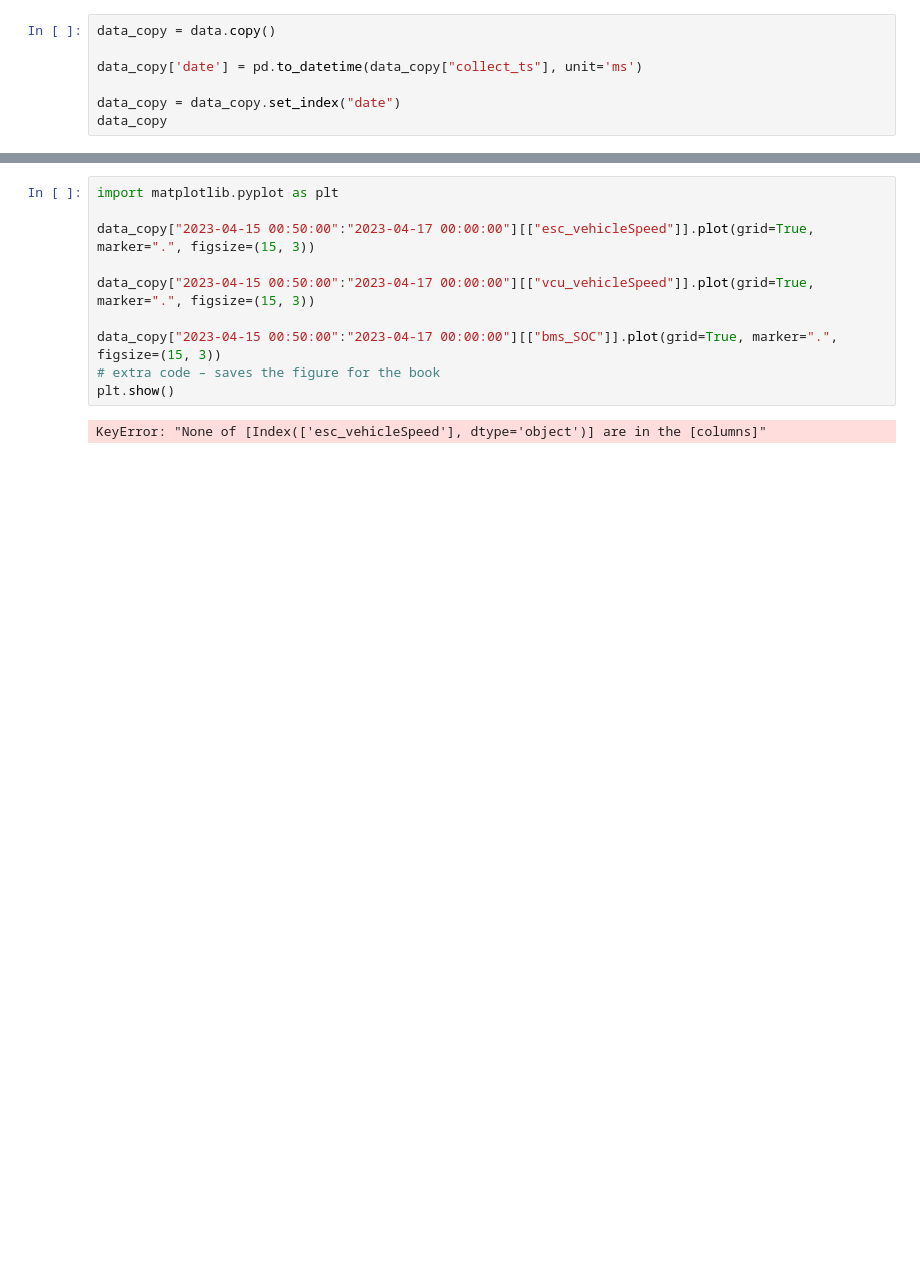
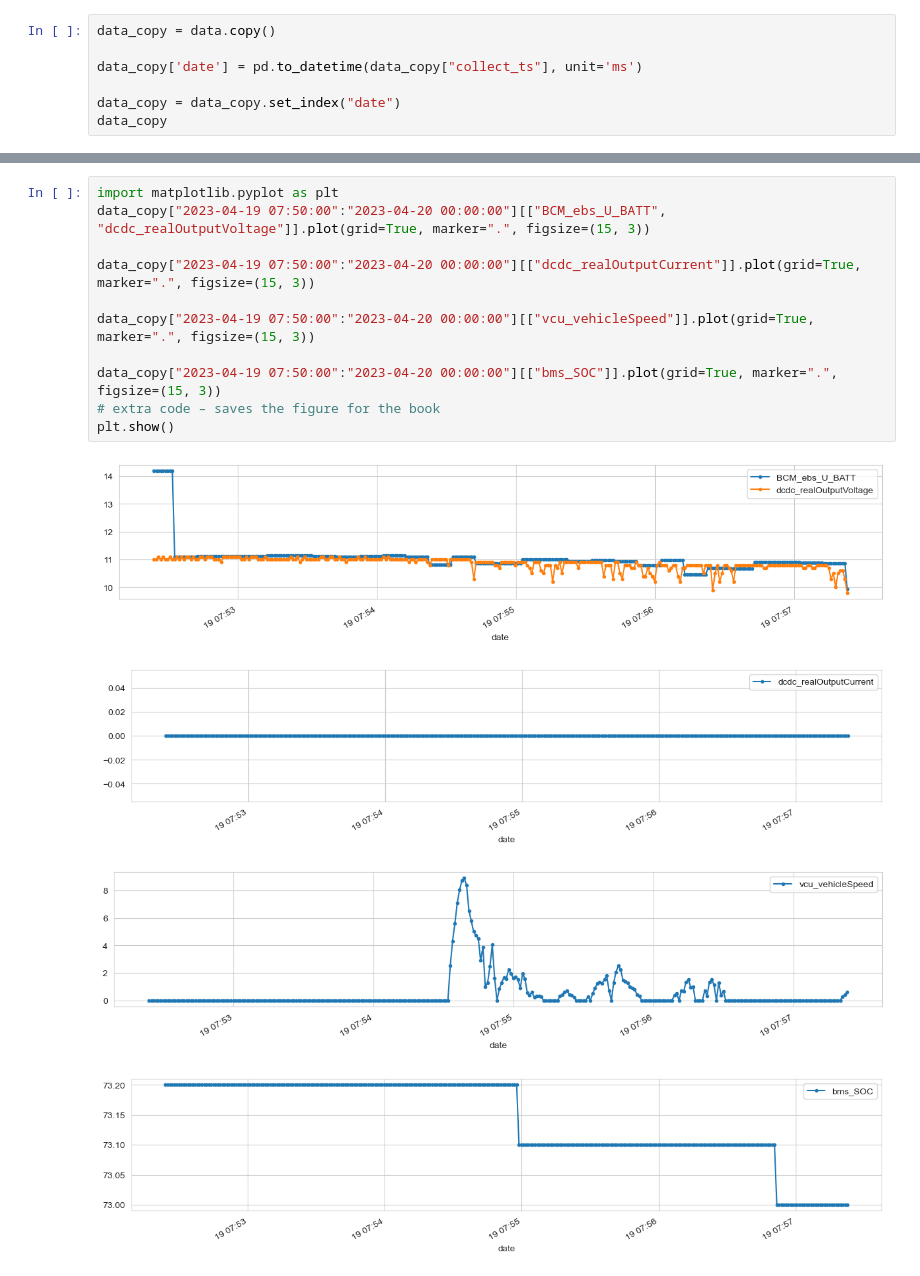
Before and after one commit to kailanyue/pydata, a Jupyter notebook: mycode/LM8F7D991NA025057.ipynb, the cells around one changed output, grey strips where cells are left out. Drawn from its saved outputs; the diff is of its cells as text; blank space fills up the shorter version.

```diff
--- a/mycode/LM8F7D991NA025057.ipynb
+++ b/mycode/LM8F7D991NA025057.ipynb
@@ -94,12 +77,16 @@ plt.show()
 # %%
 import matplotlib.pyplot as plt
+data_copy["2023-04-19 07:50:00":"2023-04-20 00:00:00"][["BCM_ebs_U_BATT", "dcdc_realOutputVoltage"]].plot(grid=True, marker=".", figsize=(15, 3))
 
-data_copy["2023-04-15 00:50:00":"2023-04-17 00:00:00"][["esc_vehicleSpeed"]].plot(grid=True, marker=".", figsize=(15, 3))
+data_copy["2023-04-19 07:50:00":"2023-04-20 00:00:00"][["dcdc_realOutputCurrent"]].plot(grid=True, marker=".", figsize=(15, 3))
 
-data_copy["2023-04-15 00:50:00":"2023-04-17 00:00:00"][["vcu_vehicleSpeed"]].plot(grid=True, marker=".", figsize=(15, 3))
+data_copy["2023-04-19 07:50:00":"2023-04-20 00:00:00"][["vcu_vehicleSpeed"]].plot(grid=True, marker=".", figsize=(15, 3))
 
-data_copy["2023-04-15 00:50:00":"2023-04-17 00:00:00"][["bms_SOC"]].plot(grid=True, marker=".", figsize=(15, 3))
+data_copy["2023-04-19 07:50:00":"2023-04-20 00:00:00"][["bms_SOC"]].plot(grid=True, marker=".", figsize=(15, 3))
 # extra code – saves the figure for the book
 plt.show()
 # %% [output]
-KeyError: "None of [Index(['esc_vehicleSpeed'], dtype='object')] are in the [columns]"
+[figure, added]
+[figure, added]
+[figure, added]
+[figure, added]
```
Also changed, not shown: parts of 4 cells of this notebook, 2 other files.
